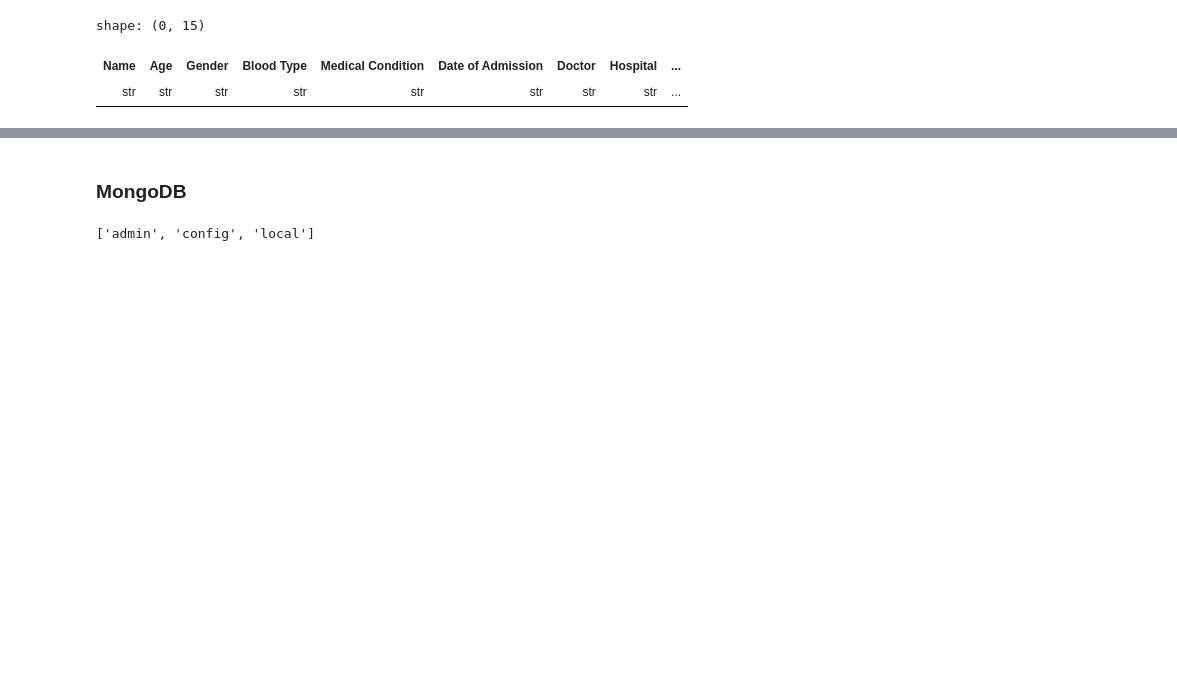
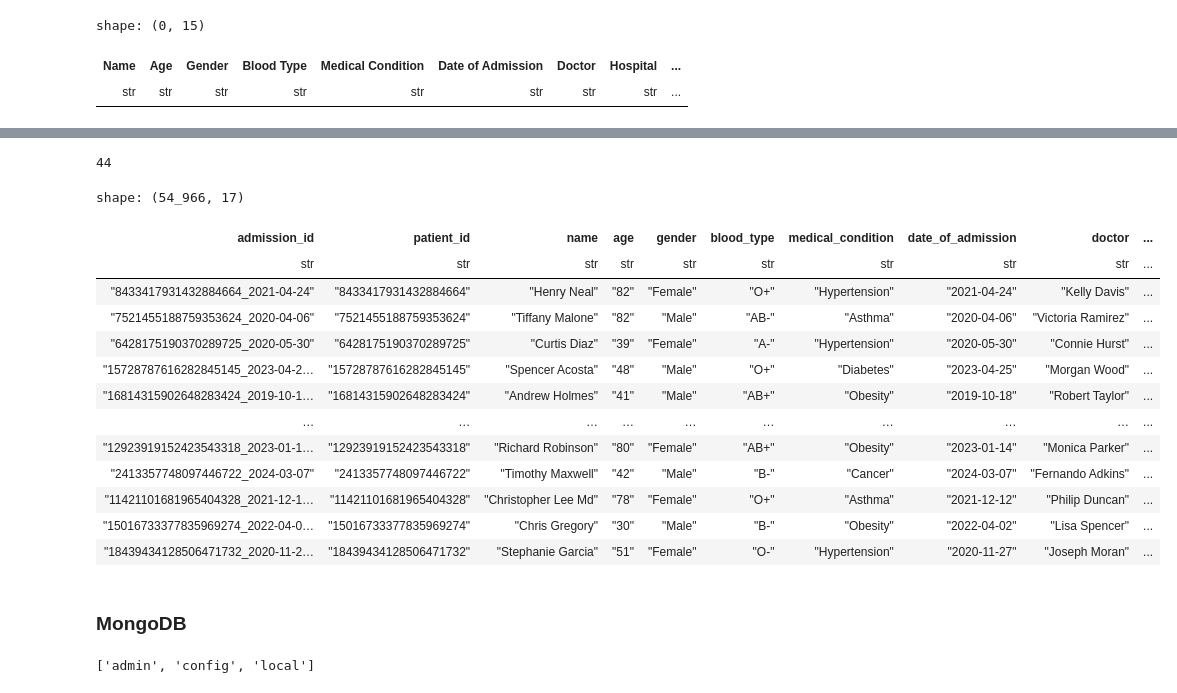
Before and after one commit to JoaquimDiaz/01_data_engineer, a Jupyter notebook: 05_NoSQL/notebook.ipynb, the cells around one changed output, grey strips where cells are left out. Drawn from its saved outputs; the diff is of its cells as text; code cells hidden in the pictures; blank space fills up the shorter version.

```diff
--- a/05_NoSQL/notebook.ipynb
+++ b/05_NoSQL/notebook.ipynb
@@ -33,3 +50,15 @@ df = (
         .alias('name')
     )
 )
+# %%
+# Vérificaiton des lignes dupliqués
+
+nb_duplicate = df.is_duplicated().sum()
+
+if nb_duplicate == 0:
+    print("No duplicates found in dataframe")
+
+else:
+    print(f"Duplicates found in dataframe :{nb_duplicate}")
+
+    df = df.unique()
@@ -36,3 +115,50 @@ df = (
+# %%
+# Création d'un identifiant unique pour chaque patient avec la fonction hash
+df = df.with_columns(
+    pl.concat_str(
+        pl.col('name'),
+        pl.col('age'),
+        pl.col('gender'),
+        pl.col('blood_type'))
+    .hash()
+    .cast(pl.String)
+    .alias('patient_id')
+    )
+# %%
+# Création d'un identifiant unique pour chaque admission en combinant l'id et la date d'admission
+df = df.with_columns(
+    pl.concat_str(
+        pl.col('patient_id'),
+        pl.lit('_'),
+        pl.col('date_of_admission')
+    )
+    .alias('admission_id')
+)
+# %%
+df = df.select(
+    ['admission_id', 'patient_id'] + [col for col in df.columns if col not in ['admission_id', 'patient_id']]
+)
+# %%
+df.select('patient_id').is_duplicated().sum()
+# %% [output]
+44
+# %%
+df
+# %% [output]
+shape: (54_966, 17)
+| admission_id | patient_id | name | age | gender | blood_type | medical_condition | date_of_admission | doctor | ... |
+| str | str | str | str | str | str | str | str | str | ... |
+| "8433417931432884664_2021-04-24" | "8433417931432884664" | "Henry Neal" | "82" | "Female" | "O+" | "Hypertension" | "2021-04-24" | "Kelly Davis" | ... |
+| "7521455188759353624_2020-04-06" | "7521455188759353624" | "Tiffany Malone" | "82" | "Male" | "AB-" | "Asthma" | "2020-04-06" | "Victoria Ramirez" | ... |
+| "6428175190370289725_2020-05-30" | "6428175190370289725" | "Curtis Diaz" | "39" | "Female" | "A-" | "Hypertension" | "2020-05-30" | "Connie Hurst" | ... |
+| "15728787616282845145_2023-04-2… | "15728787616282845145" | "Spencer Acosta" | "48" | "Male" | "O+" | "Diabetes" | "2023-04-25" | "Morgan Wood" | ... |
+| "16814315902648283424_2019-10-1… | "16814315902648283424" | "Andrew Holmes" | "41" | "Male" | "AB+" | "Obesity" | "2019-10-18" | "Robert Taylor" | ... |
+| … | … | … | … | … | … | … | … | … | ... |
+| "12923919152423543318_2023-01-1… | "12923919152423543318" | "Richard Robinson" | "80" | "Female" | "AB+" | "Obesity" | "2023-01-14" | "Monica Parker" | ... |
+| "2413357748097446722_2024-03-07" | "2413357748097446722" | "Timothy Maxwell" | "42" | "Male" | "B-" | "Cancer" | "2024-03-07" | "Fernando Adkins" | ... |
+| "11421101681965404328_2021-12-1… | "11421101681965404328" | "Christopher Lee Md" | "78" | "Female" | "O+" | "Asthma" | "2021-12-12" | "Philip Duncan" | ... |
+| "15016733377835969274_2022-04-0… | "15016733377835969274" | "Chris Gregory" | "30" | "Male" | "B-" | "Obesity" | "2022-04-02" | "Lisa Spencer" | ... |
+| "18439434128506471732_2020-11-2… | "18439434128506471732" | "Stephanie Garcia" | "51" | "Female" | "O-" | "Hypertension" | "2020-11-27" | "Joseph Moran" | ... |
 # %% [markdown]
 ### MongoDB
 # %%
```
Also changed, not shown: parts of 22 cells of this notebook, 10 other files.
